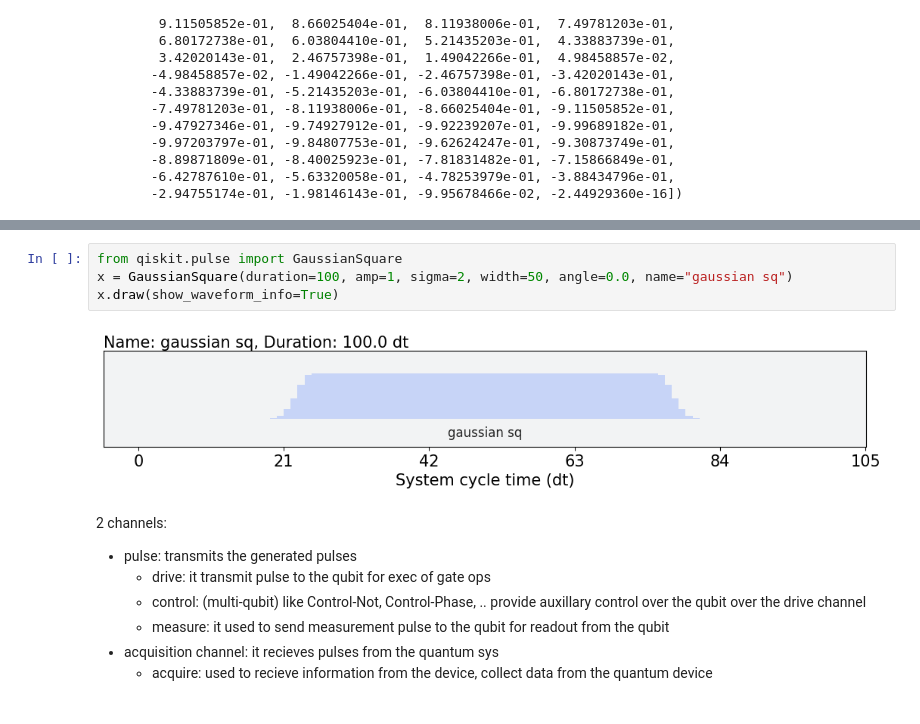
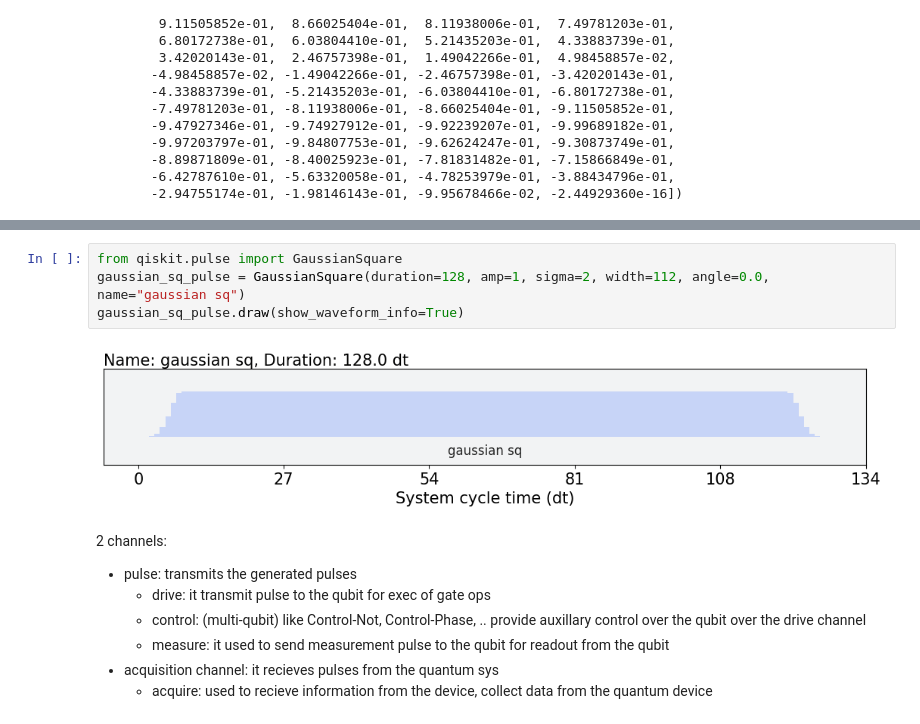
Before and after one commit to dipankardas011/Quantum-Coding, a Jupyter notebook: pulse-schedules.ipynb, the cells around one changed output, grey strips where cells are left out. Saved outputs shown, nothing was run; the diff lists cells and outputs as text.

```diff
--- a/pulse-schedules.ipynb
+++ b/pulse-schedules.ipynb
@@ -68,10 +68,10 @@ sample.draw()
 [figure]
 # %%
 from qiskit.pulse import GaussianSquare
-x = GaussianSquare(duration=100, amp=1, sigma=2, width=50, angle=0.0, name="gaussian sq")
-x.draw(show_waveform_info=True)
+gaussian_sq_pulse = GaussianSquare(duration=128, amp=1, sigma=2, width=112, angle=0.0, name="gaussian sq")
+gaussian_sq_pulse.draw(show_waveform_info=True)
 # %% [output]
-[figure, old version]
+[figure, new version]
 # %% [markdown]
 2 channels:
 - pulse: transmits the generated pulses
```
Also changed, not shown: parts of 9 cells of this notebook, 2 other files.
